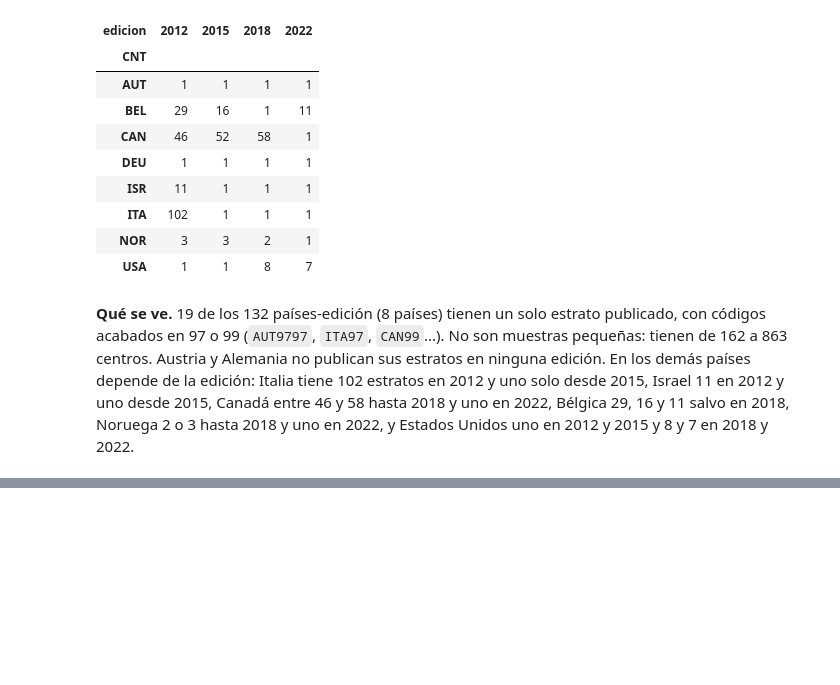
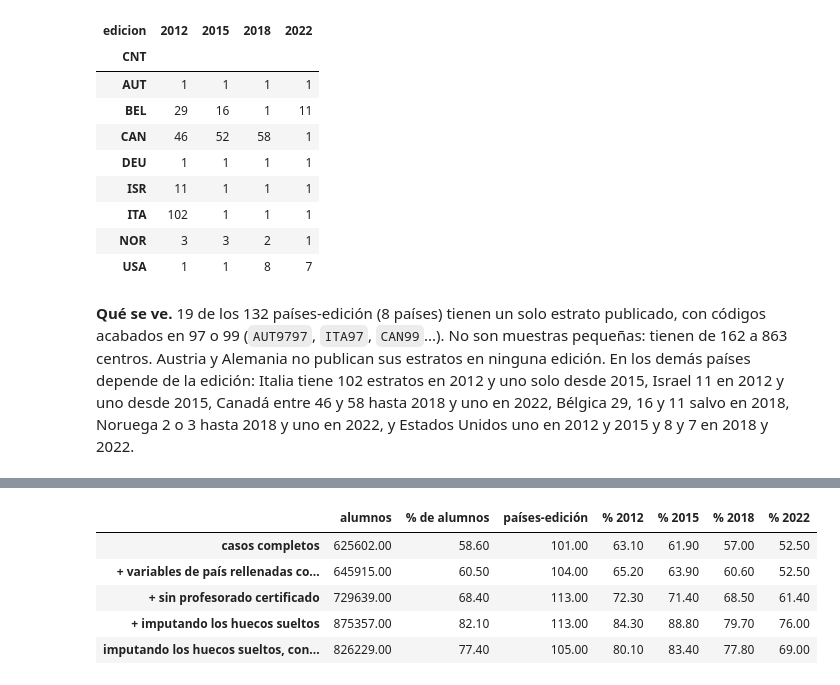
Before and after one commit to musero55/tfm_data_science, a Jupyter notebook: notebooks/fase_1_data_ingestion_eda/01_EDA_por_edicion.ipynb, the cells around one changed output, grey strips where cells are left out. Cells and saved outputs as stored; diff of their text form; code cells hidden in the pictures; blank space fills up the shorter version.

```diff
--- a/notebooks/fase_1_data_ingestion_eda/01_EDA_por_edicion.ipynb
+++ b/notebooks/fase_1_data_ingestion_eda/01_EDA_por_edicion.ipynb
@@ -671,0 +750,15 @@ Centros por país-edición en esos casos: de 162 a 863
+# %%
+recursos_centro = pd.read_parquet(os.path.join(RUTA_INTERMEDIOS, 'recursos_anual', 'pisa_recursos_centro_anual.parquet'))
+filas = []
+no_preguntada = {}
+for variable in RECURSOS_CENTRO:
+    falta_por_pais_edicion = recursos_centro[variable].isna().groupby([recursos_centro['CNT'], recursos_centro['year']]).mean()
+    no_preguntada[variable] = set(falta_por_pais_edicion[falta_por_pais_edicion == 1].index)
+    preguntada = recursos_centro[~pd.Series(list(zip(recursos_centro['CNT'], recursos_centro['year'])), index=recursos_centro.index).isin(no_preguntada[variable])]
+    filas.append({'variable': variable,
+                  'países-edición sin la pregunta': len(no_preguntada[variable]),
+                  'países-edición con huecos sueltos': int(((falta_por_pais_edicion > 0) & (falta_por_pais_edicion < 1)).sum()),
+                  '% de centros con hueco suelto (donde se preguntó)': round(100 * preguntada[variable].isna().mean(), 1),
+                  'sin la pregunta': ', '.join(f'{pais} {edicion}' for pais, edicion in sorted(no_preguntada[variable]))})
+with pd.option_context('display.max_colwidth', 200, 'display.width', 250):
+    display(pd.DataFrame(filas).set_index('variable'))
@@ -671,0 +778,32 @@ Centros por país-edición en esos casos: de 162 a 863
+# %%
+datos_rellenos = tabla_por_alumno(RUTA_RAW_BASE, RUTA_INTERMEDIOS, EDICIONES, 'MATH', RECURSOS_CENTRO, VARIABLES_PAIS, rellenar_pais_con_serie=True)
+pais_edicion = pd.Series(list(zip(datos_rellenos['CNT'].astype(str), datos_rellenos['year'])), index=datos_rellenos.index)
+
+
+def muestra(tabla, variables, imputar_huecos_sueltos=False):
+    falta = tabla[variables].isna()
+    if imputar_huecos_sueltos:
+        for variable in variables:
+            if variable in ('ESCS_TREND', 'escs_centro'):
+                falta[variable] = False   # ningún país-edición carece de ESCS: todos sus huecos son sueltos
+            elif variable in RECURSOS_CENTRO:
+                falta[variable] &= pais_edicion.isin(no_preguntada[variable])
+    completos = ~falta.any(axis=1)
+    return {'alumnos': int(completos.sum()), '% de alumnos': round(100 * completos.mean(), 1), 'países-edición': tabla.loc[completos, 'pais_edicion'].nunique(),
+            **{f'% {edicion}': round(100 * completos[tabla['year'] == edicion].mean(), 1) for edicion in EDICIONES}}
+
+
+sin_certificados = [variable for variable in VARIABLES_MODELO if variable != 'profesores_certificados_pct']
+escenarios = {'casos completos': muestra(datos, VARIABLES_MODELO),
+              '+ variables de país rellenadas con la serie anual': muestra(datos_rellenos, VARIABLES_MODELO),
+              '+ sin profesorado certificado': muestra(datos_rellenos, sin_certificados),
+              '+ imputando los huecos sueltos': muestra(datos_rellenos, sin_certificados, imputar_huecos_sueltos=True),
+              'imputando los huecos sueltos, con profesorado certificado': muestra(datos_rellenos, VARIABLES_MODELO, imputar_huecos_sueltos=True)}
+pd.DataFrame(escenarios).T
+# %% [output]
+|  | alumnos | % de alumnos | países-edición | % 2012 | % 2015 | % 2018 | % 2022 |
+| casos completos | 625602.00 | 58.60 | 101.00 | 63.10 | 61.90 | 57.00 | 52.50 |
+| + variables de país rellenadas co... | 645915.00 | 60.50 | 104.00 | 65.20 | 63.90 | 60.60 | 52.50 |
+| + sin profesorado certificado | 729639.00 | 68.40 | 113.00 | 72.30 | 71.40 | 68.50 | 61.40 |
+| + imputando los huecos sueltos | 875357.00 | 82.10 | 113.00 | 84.30 | 88.80 | 79.70 | 76.00 |
+| imputando los huecos sueltos, con... | 826229.00 | 77.40 | 105.00 | 80.10 | 83.40 | 77.80 | 69.00 |
```
Also changed, not shown: parts of 17 cells of this notebook, 11 other files.
